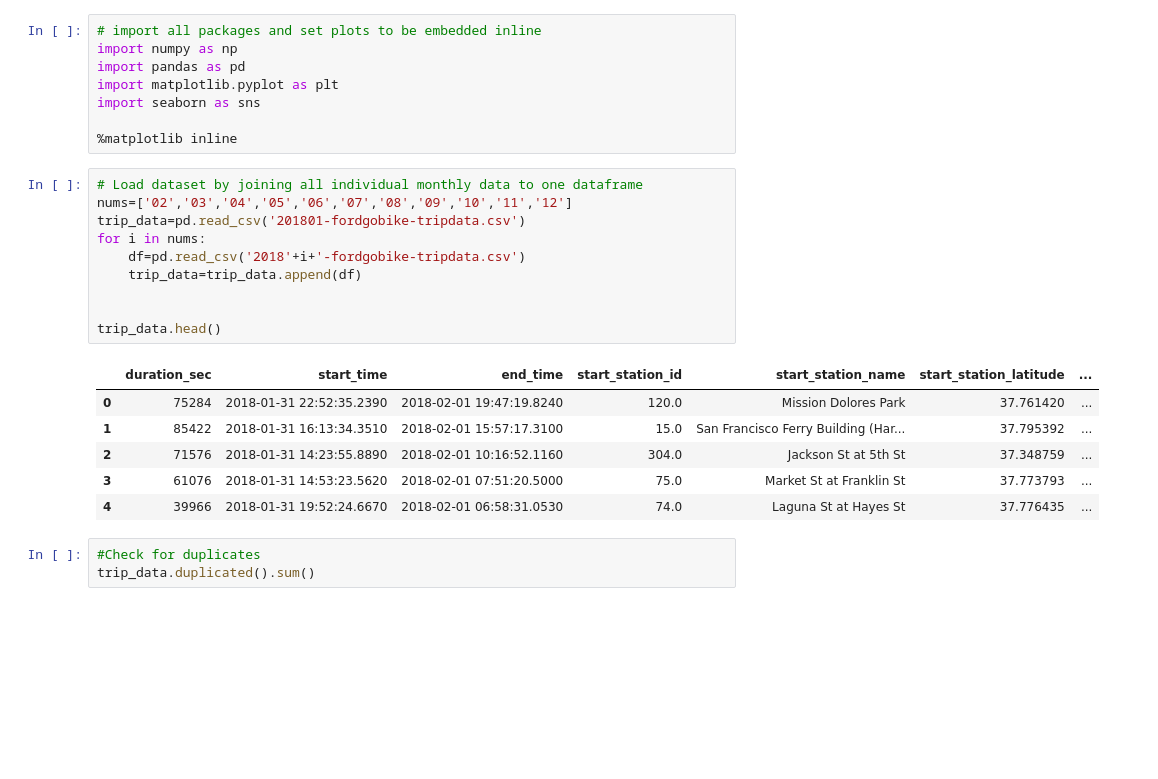
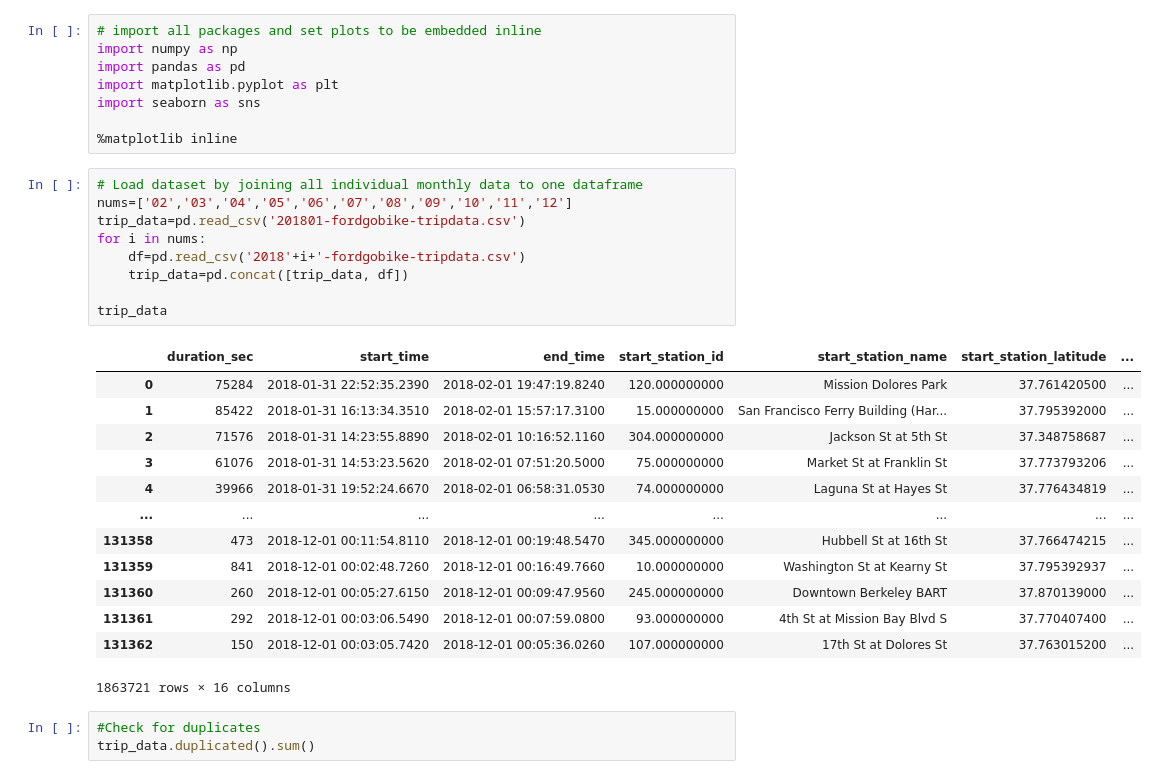
Before and after one commit to salimah-web/FordGo-Bike-DataAnalysis, a Jupyter notebook: Part_I_exploration.ipynb, the cells around one changed output. Drawn from its saved outputs; the diff is of its cells as text; blank space fills up the shorter version.

```diff
--- a/Part_I_exploration.ipynb
+++ b/Part_I_exploration.ipynb
@@ -20,20 +20,26 @@ import seaborn as sns
 # %%
 # Load dataset by joining all individual monthly data to one dataframe
 nums=['02','03','04','05','06','07','08','09','10','11','12']
 trip_data=pd.read_csv('201801-fordgobike-tripdata.csv')
 for i in nums:
     df=pd.read_csv('2018'+i+'-fordgobike-tripdata.csv')
-    trip_data=trip_data.append(df)
+    trip_data=pd.concat([trip_data, df])
 
-
-trip_data.head()
+trip_data
 # %% [output]
 |  | duration_sec | start_time | end_time | start_station_id | start_station_name | start_station_latitude | ... |
-| 0 | 75284 | 2018-01-31 22:52:35.2390 | 2018-02-01 19:47:19.8240 | 120.0 | Mission Dolores Park | 37.761420 | ... |
-| 1 | 85422 | 2018-01-31 16:13:34.3510 | 2018-02-01 15:57:17.3100 | 15.0 | San Francisco Ferry Building (Har... | 37.795392 | ... |
-| 2 | 71576 | 2018-01-31 14:23:55.8890 | 2018-02-01 10:16:52.1160 | 304.0 | Jackson St at 5th St | 37.348759 | ... |
-| 3 | 61076 | 2018-01-31 14:53:23.5620 | 2018-02-01 07:51:20.5000 | 75.0 | Market St at Franklin St | 37.773793 | ... |
-| 4 | 39966 | 2018-01-31 19:52:24.6670 | 2018-02-01 06:58:31.0530 | 74.0 | Laguna St at Hayes St | 37.776435 | ... |
+| 0 | 75284 | 2018-01-31 22:52:35.2390 | 2018-02-01 19:47:19.8240 | 120.000000000 | Mission Dolores Park | 37.761420500 | ... |
+| 1 | 85422 | 2018-01-31 16:13:34.3510 | 2018-02-01 15:57:17.3100 | 15.000000000 | San Francisco Ferry Building (Har... | 37.795392000 | ... |
+| 2 | 71576 | 2018-01-31 14:23:55.8890 | 2018-02-01 10:16:52.1160 | 304.000000000 | Jackson St at 5th St | 37.348758687 | ... |
+| 3 | 61076 | 2018-01-31 14:53:23.5620 | 2018-02-01 07:51:20.5000 | 75.000000000 | Market St at Franklin St | 37.773793206 | ... |
+| 4 | 39966 | 2018-01-31 19:52:24.6670 | 2018-02-01 06:58:31.0530 | 74.000000000 | Laguna St at Hayes St | 37.776434819 | ... |
+| ... | ... | ... | ... | ... | ... | ... | ... |
+| 131358 | 473 | 2018-12-01 00:11:54.8110 | 2018-12-01 00:19:48.5470 | 345.000000000 | Hubbell St at 16th St | 37.766474215 | ... |
+| 131359 | 841 | 2018-12-01 00:02:48.7260 | 2018-12-01 00:16:49.7660 | 10.000000000 | Washington St at Kearny St | 37.795392937 | ... |
+| 131360 | 260 | 2018-12-01 00:05:27.6150 | 2018-12-01 00:09:47.9560 | 245.000000000 | Downtown Berkeley BART | 37.870139000 | ... |
+| 131361 | 292 | 2018-12-01 00:03:06.5490 | 2018-12-01 00:07:59.0800 | 93.000000000 | 4th St at Mission Bay Blvd S | 37.770407400 | ... |
+| 131362 | 150 | 2018-12-01 00:03:05.7420 | 2018-12-01 00:05:36.0260 | 107.000000000 | 17th St at Dolores St | 37.763015200 | ... |
+1863721 rows × 16 columns
 # %%
 #Check for duplicates
 trip_data.duplicated().sum()
```
Also changed, not shown: parts of 20 cells of this notebook.
